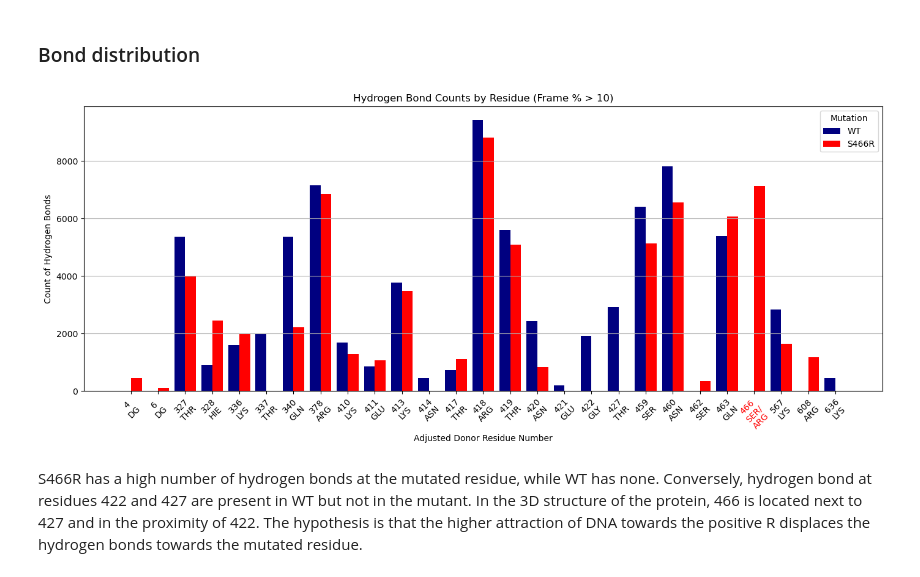
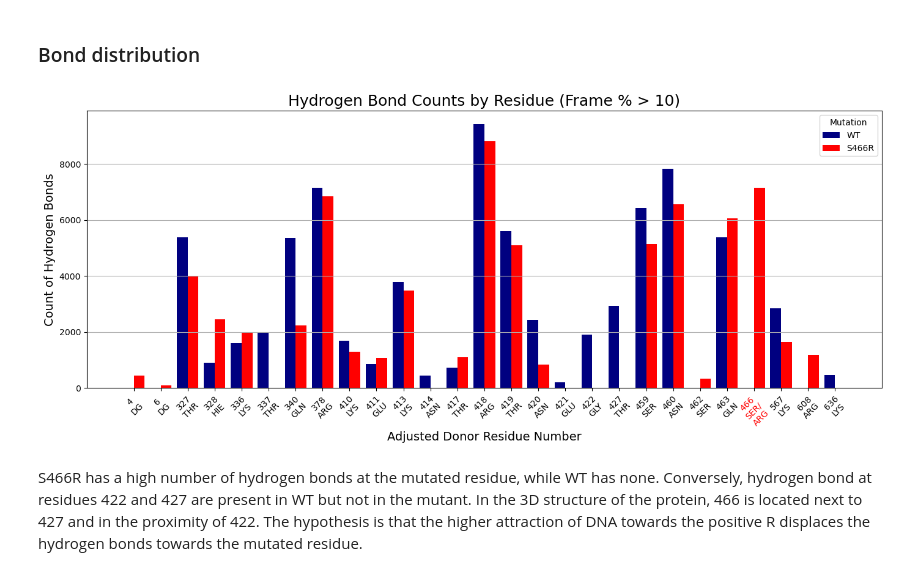
Before and after one commit to lacilab/IMDIA, a Jupyter notebook: scripts/notebooks/WT_S466R_hbonds_comparison_1.2.ipynb, the cells around one changed output. Cells and saved outputs as stored; diff of their text form; code cells hidden in the pictures.

```diff
--- a/scripts/notebooks/WT_S466R_hbonds_comparison_1.2.ipynb
+++ b/scripts/notebooks/WT_S466R_hbonds_comparison_1.2.ipynb
@@ -930,6 +930,6 @@ final_df.to_csv('S466R_protein_monomer_comparison.csv', index=False)
 # %%
 
-df = pd.read_csv('S466R_protein_monomer_comparison.csv')
+df = pd.read_csv('results/S466R_protein_monomer_comparison.csv')
 
 # Ensure residue numbers are integers
 df['res_num'] = df['res_num'].astype(int)
@@ -945,7 +945,7 @@ df['B_occupancy'] = df['B_occupancy'].apply(lambda x: f"{x:.2f}" if pd.notna(x)
 latex_table = tabulate(df, headers='keys', tablefmt='latex_longtable', showindex=False)
 
 # Save to file
-with open("S466R_latex.tex", "w") as f:
+with open("results/S466R_latex.tex", "w") as f:
     f.write(latex_table)
 # %% [markdown]
 ## Comparison S466R vs WT
@@ -993,37 +993,37 @@ plt.figure(figsize=(14, 6))
 # Set bar width and positions
 bar_width = 0.4  # Two bars (S466R and WT)
 x = np.arange(len(all_residues))  # Positions for each donor residue
 
 # Plot bars for S466R and WT
 plt.bar(x - bar_width/2,
         pivot_df_wt['count'],
         color='navy',
         width=bar_width,
         label='WT')
 plt.bar(x + bar_width/2,
         pivot_df_S466R['count'],
         width=bar_width,
         color='red',
         label='S466R')
 
 # Customize the plot
-plt.xlabel('Adjusted Donor Residue Number')
-plt.ylabel('Count of Hydrogen Bonds')
-plt.title('Hydrogen Bond Counts by Residue (Frame % > 10)')
+plt.xlabel('Adjusted Donor Residue Number', fontsize=14)
+plt.ylabel('Count of Hydrogen Bonds', fontsize=14)
+plt.title('Hydrogen Bond Counts by Residue (Frame % > 10)', fontsize=18)
 plt.xticks(x, x_labels, rotation=45)
 plt.grid(axis='y')
 plt.legend(title='Mutation')
 plt.tight_layout()
 
 # Highlight mutated residue
 mut_index = all_residues.index(466)
 ax = plt.gca()  # get current axes
 tick_labels = ax.get_xticklabels()
 tick_labels[mut_index].set_color('red')
 
 plt.show()
 # %% [output]
-[figure, old version]
+[figure, new version]
 # %% [markdown]
 S466R has a high number of hydrogen bonds at the mutated residue, while WT has none. Conversely, hydrogen bond at residues 422 and 427 are present in WT but not in the mutant. In the 3D structure of the protein, 466 is located next to 427 and in the proximity of 422. The hypothesis is that the higher attraction of DNA towards the positive R displaces the hydrogen bonds towards the mutated residue.
 # %% [markdown]
```
Also changed, not shown: parts of 13 cells of this notebook, 21 other files.
